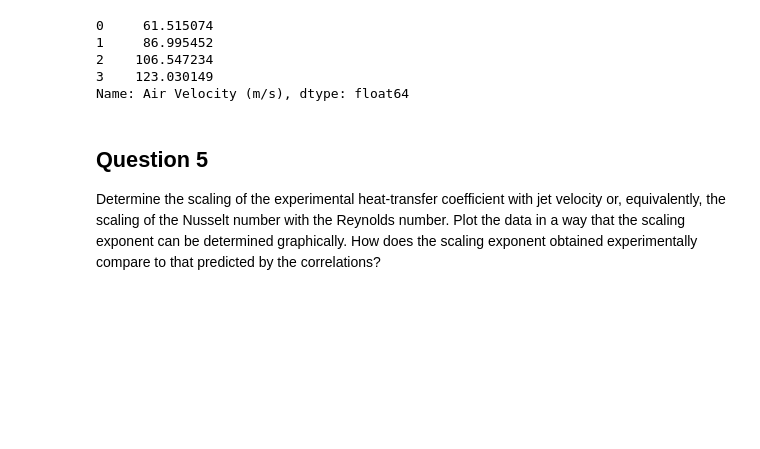
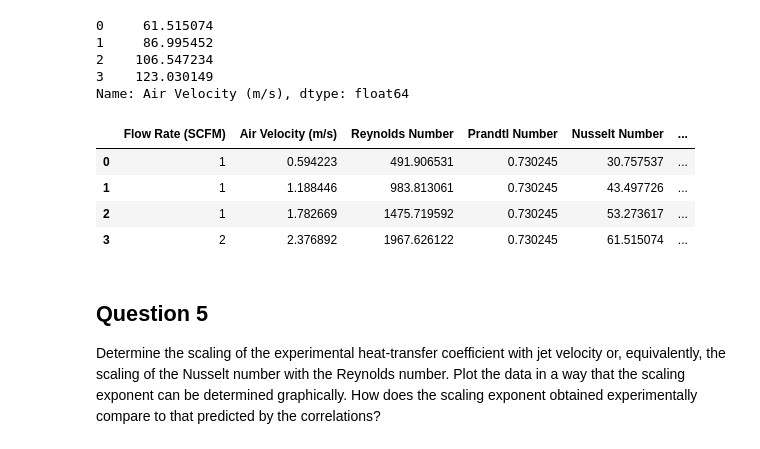
Before and after one commit to rahilisashaik/cbe154, a Jupyter notebook: heat-transfer-2/HT_data_analysis.ipynb, the cells around one changed output. Drawn from its saved outputs; the diff is of its cells as text; code cells hidden in the pictures; blank space fills up the shorter version.

```diff
--- a/heat-transfer-2/HT_data_analysis.ipynb
+++ b/heat-transfer-2/HT_data_analysis.ipynb
@@ -290,6 +309,50 @@ h
 2    106.547234
 3    123.030149
 Name: Air Velocity (m/s), dtype: float64
+# %%
+# df_values = pd.merge(df, calc_vals_df[['Flow Rate (SCFM)', 'h (W/m²K)']], on='Flow Rate (SCFM)', how='left') # all raw data + h values
+# df_values
+
+air_velocity = calc_vals_df['Air Velocity (m/s)']
+radial_length = 0.0125 #m
+kin_viscosity_air = 1.51 * 10**-5 #m^2/s
+Reynolds_vals = Reynolds(air_velocity, radial_length, kin_viscosity_air)
+
+def Reynolds(velocity, length, kinematic_viscosity):
+    return velocity * length / kinematic_viscosity
+
+def Prandtl(momentum_diffusivity, thermal_diffusivity):
+    return momentum_diffusivity / thermal_diffusivity
+
+def Nus_correl(Re, Pr):
+    return 1.54 * Re**(1/2) * Pr**(1/3)
+
+results = []
+prandtl_number = Prandtl(kin_viscosity_air, alpha)
+
+for flow_rate, velocity in zip(df["Flow Rate (SCFM)"], calc_vals_df['Air Velocity (m/s)']):
+    reynolds_number = Reynolds(velocity, radial_length, kin_viscosity_air)
+    nusselt_number = Nus_correl(reynolds_number, prandtl_number)
+    heat_transfer_coeff = nusselt_number * k_air / radial_length
+
+    results.append({
+        'Flow Rate (SCFM)': flow_rate,
+        'Air Velocity (m/s)': velocity,
+        'Reynolds Number': reynolds_number,
+        'Prandtl Number': prandtl_number,
+        'Nusselt Number': nusselt_number,
+        'Heat Transfer Coefficient (W/m²·K)': heat_transfer_coeff
+    })
+
+dimensionless_df = pd.DataFrame(results)
+
+dimensionless_df
+# %% [output]
+|  | Flow Rate (SCFM) | Air Velocity (m/s) | Reynolds Number | Prandtl Number | Nusselt Number | ... |
+| 0 | 1 | 0.594223 | 491.906531 | 0.730245 | 30.757537 | ... |
+| 1 | 1 | 1.188446 | 983.813061 | 0.730245 | 43.497726 | ... |
+| 2 | 1 | 1.782669 | 1475.719592 | 0.730245 | 53.273617 | ... |
+| 3 | 2 | 2.376892 | 1967.626122 | 0.730245 | 61.515074 | ... |
 # %% [markdown]
 ## Question 5
 Determine the scaling of the experimental heat-transfer coefficient with jet velocity or,
```
Also changed, not shown: parts of 10 cells of this notebook.
